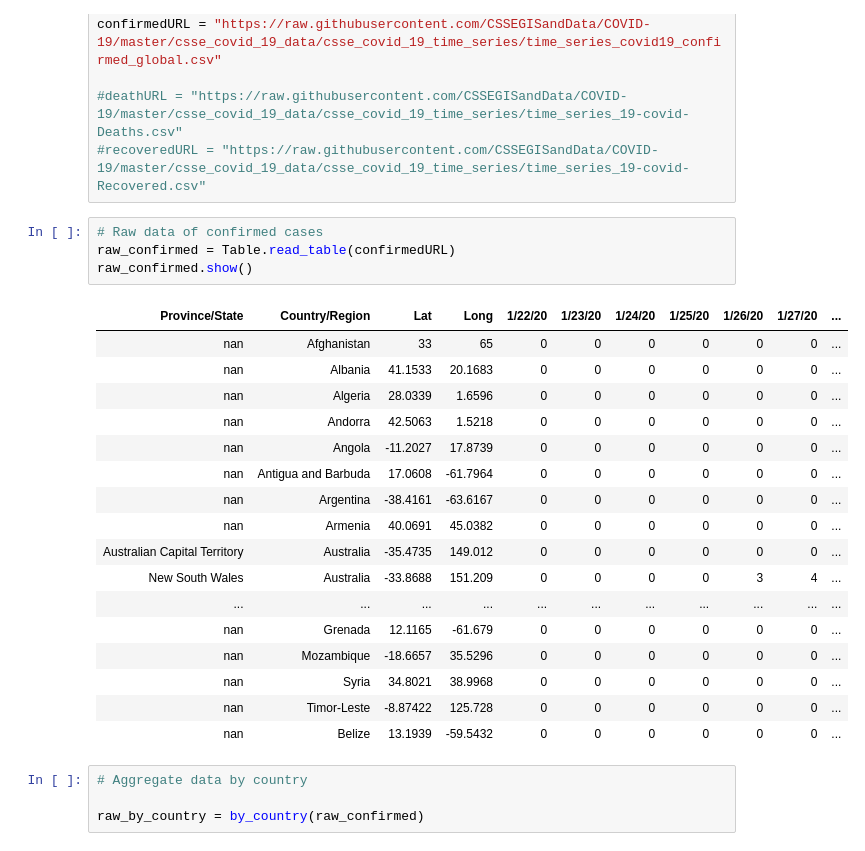
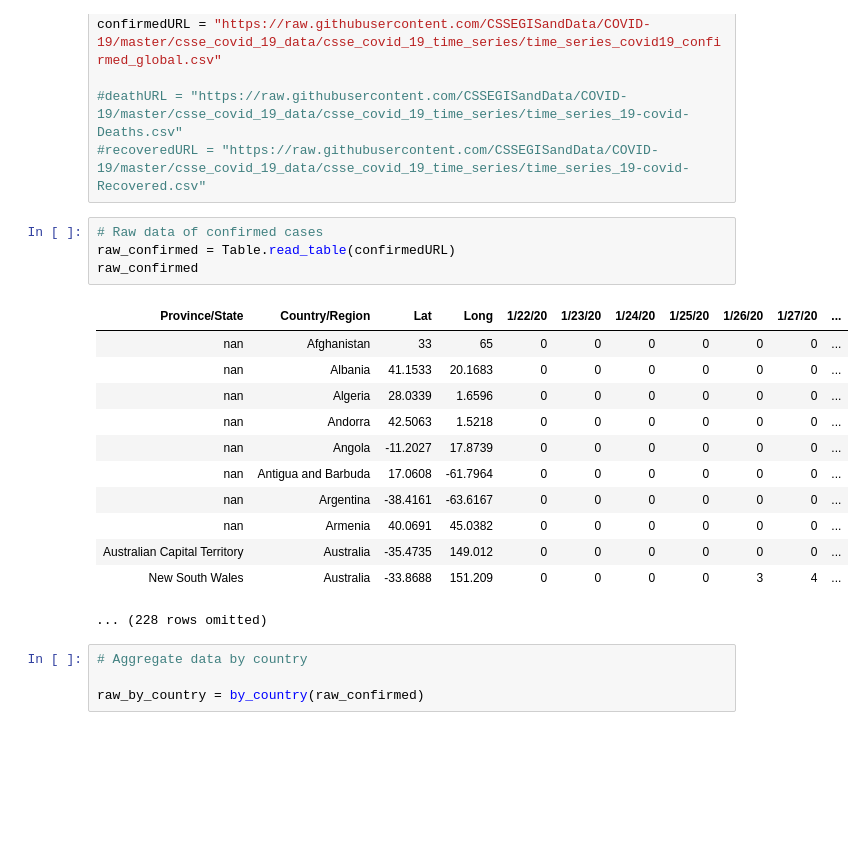
Before and after one commit to deculler/covid19, a Jupyter notebook: Covid19-Worldwide.ipynb, the cells around one changed output. Cells and saved outputs as stored; diff of their text form; blank space fills up the shorter version.

Commit message:
Fix readme and show

```diff
--- a/Covid19-Worldwide.ipynb
+++ b/Covid19-Worldwide.ipynb
@@ -106,25 +106,20 @@ confirmedURL = "https://raw.githubusercontent.com/CSSEGISandData/COVID-19/master
 # %%
 # Raw data of confirmed cases
 raw_confirmed = Table.read_table(confirmedURL)
-raw_confirmed.show()
+raw_confirmed
 # %% [output]
 | Province/State | Country/Region | Lat | Long | 1/22/20 | 1/23/20 | 1/24/20 | 1/25/20 | 1/26/20 | 1/27/20 | ... |
 | nan | Afghanistan | 33 | 65 | 0 | 0 | 0 | 0 | 0 | 0 | ... |
 | nan | Albania | 41.1533 | 20.1683 | 0 | 0 | 0 | 0 | 0 | 0 | ... |
 | nan | Algeria | 28.0339 | 1.6596 | 0 | 0 | 0 | 0 | 0 | 0 | ... |
 | nan | Andorra | 42.5063 | 1.5218 | 0 | 0 | 0 | 0 | 0 | 0 | ... |
 | nan | Angola | -11.2027 | 17.8739 | 0 | 0 | 0 | 0 | 0 | 0 | ... |
 | nan | Antigua and Barbuda | 17.0608 | -61.7964 | 0 | 0 | 0 | 0 | 0 | 0 | ... |
 | nan | Argentina | -38.4161 | -63.6167 | 0 | 0 | 0 | 0 | 0 | 0 | ... |
 | nan | Armenia | 40.0691 | 45.0382 | 0 | 0 | 0 | 0 | 0 | 0 | ... |
 | Australian Capital Territory | Australia | -35.4735 | 149.012 | 0 | 0 | 0 | 0 | 0 | 0 | ... |
 | New South Wales | Australia | -33.8688 | 151.209 | 0 | 0 | 0 | 0 | 3 | 4 | ... |
-| ... | ... | ... | ... | ... | ... | ... | ... | ... | ... | ... |
-| nan | Grenada | 12.1165 | -61.679 | 0 | 0 | 0 | 0 | 0 | 0 | ... |
-| nan | Mozambique | -18.6657 | 35.5296 | 0 | 0 | 0 | 0 | 0 | 0 | ... |
-| nan | Syria | 34.8021 | 38.9968 | 0 | 0 | 0 | 0 | 0 | 0 | ... |
-| nan | Timor-Leste | -8.87422 | 125.728 | 0 | 0 | 0 | 0 | 0 | 0 | ... |
-| nan | Belize | 13.1939 | -59.5432 | 0 | 0 | 0 | 0 | 0 | 0 | ... |
+... (228 rows omitted)
 # %%
 # Aggregate data by country
 
```
Also changed, not shown: 1 other file.
